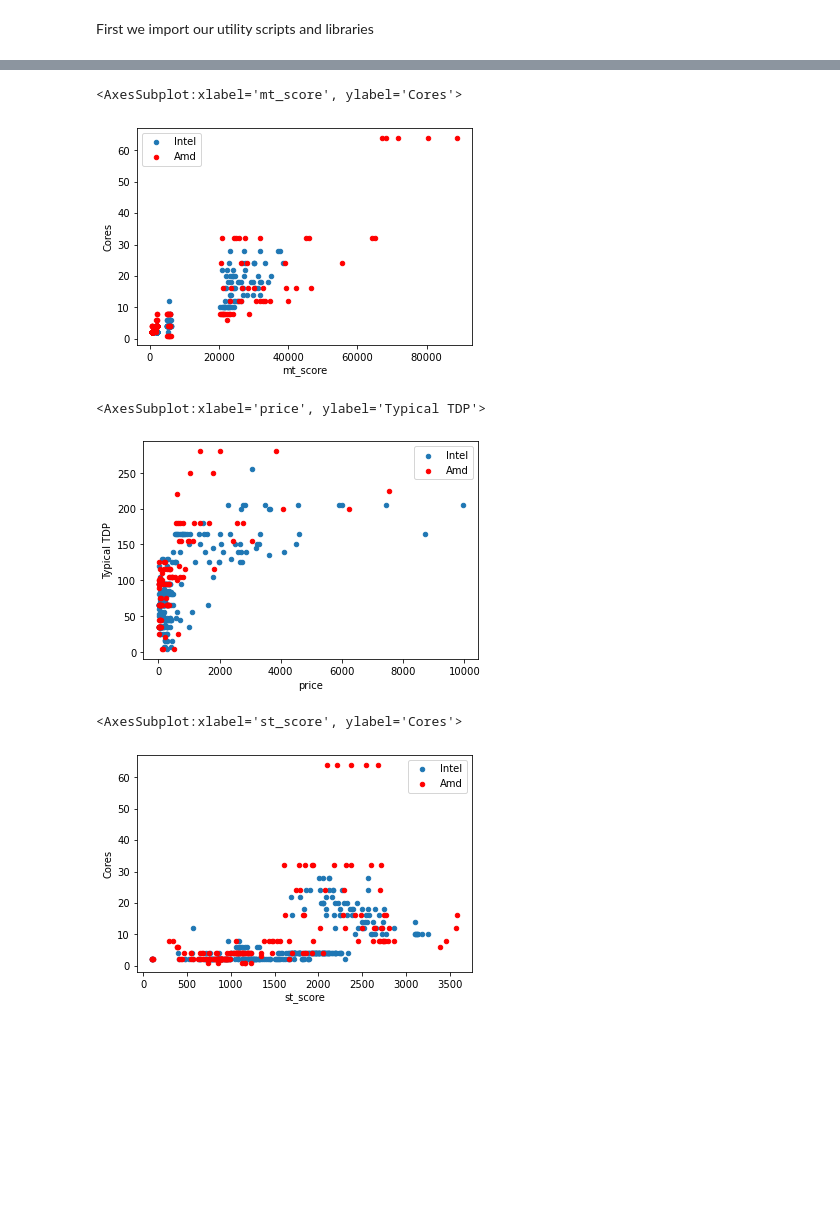
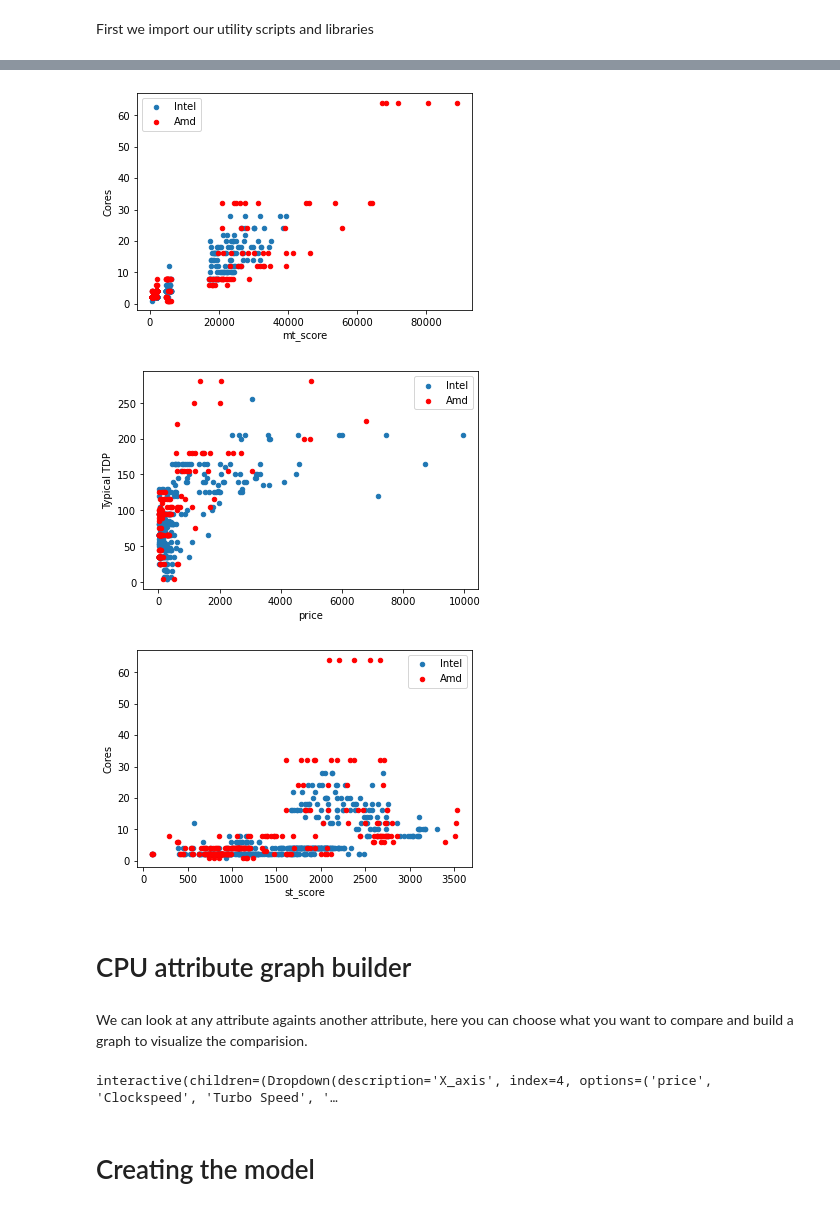
Before and after one commit to cpsc6300/course-project-thomas-wright, a Jupyter notebook: notebooks/3_Simple_Graphs.ipynb, the cells around one changed output, grey strips where cells are left out. Drawn from its saved outputs; the diff is of its cells as text; code cells hidden in the pictures; blank space fills up the shorter version.

```diff
--- a/notebooks/3_Simple_Graphs.ipynb
+++ b/notebooks/3_Simple_Graphs.ipynb
@@ -75,23 +45,39 @@ We can see a basic trend of a higher clock speed allowing for better single thre
-# %%
-
-#amd = amd[amd['Threads'] == 4]
-#intel = intel[intel['Threads'] == 4]
-
-
-ax = intel.plot(y='Cores', x='mt_score', kind='scatter', label="Intel")
-amd.plot(y='Cores', x='mt_score', kind='scatter', label="Amd", ax=ax, c="Red")
-# %% [output]
-<AxesSubplot:xlabel='mt_score', ylabel='Cores'>
-[figure, removed]
-# %%
-ax = intel.plot(y='Typical TDP', x='price', kind='scatter', label="Intel")
-amd.plot(y='Typical TDP', x='price', kind='scatter', label="Amd", ax=ax, c="Red")
-# %% [output]
-<AxesSubplot:xlabel='price', ylabel='Typical TDP'>
-[figure, removed]
-# %%
-ax = intel.plot(y='Cores', x='st_score', kind='scatter', label="Intel")
-amd.plot(y='Cores', x='st_score', kind='scatter', label="Amd", ax=ax, c="Red")
-# %% [output]
-<AxesSubplot:xlabel='st_score', ylabel='Cores'>
-[figure, removed]
+# %%
+
+graph('mt_score', 'Cores')
+graph('price', 'Typical TDP')
+graph('st_score', 'Cores')
+# %% [output]
+[figure, added]
+[figure, added]
+[figure, added]
+# %% [markdown]
+# CPU attribute graph builder
+# %% [markdown]
+We can look at any attribute againts another attribute, here you can choose what you want to compare and build a graph to visualize the comparision.
+# %%
+import ipywidgets as widgets
+
+columns = ['price', 'Clockspeed', 'Turbo Speed', 'Threads', 'Cores', 'Typical TDP', 'mt_score', 'st_score']
+
+def graph_update(x, y, ax):
+        intel.plot(y=y, x=x, kind='scatter', label="Intel", ax=ax)
+        amd.plot(y=y, x=x, kind='scatter', label="Amd", ax=ax, color="red")
+
+
+
+im = widgets.interact_manual(
+
+    X_axis=columns, Y_axis=columns,)
+def plot(X_axis='Cores', Y_axis='Turbo Speed', grid=True):
+    fig, ax = plt.subplots(1, 1, figsize=(8, 6))
+    graph_update(X_axis, Y_axis, ax)
+
+    ax.grid(grid)
+
+im = im(plot)
+im.widget.children[3].description = "Create Graph"
+# %% [output]
+interactive(children=(Dropdown(description='X_axis', index=4, options=('price', 'Clockspeed', 'Turbo Speed', '…
+# %% [markdown]
+# Creating the model
```
Also changed, not shown: parts of 24 cells of this notebook, 7 other files.
